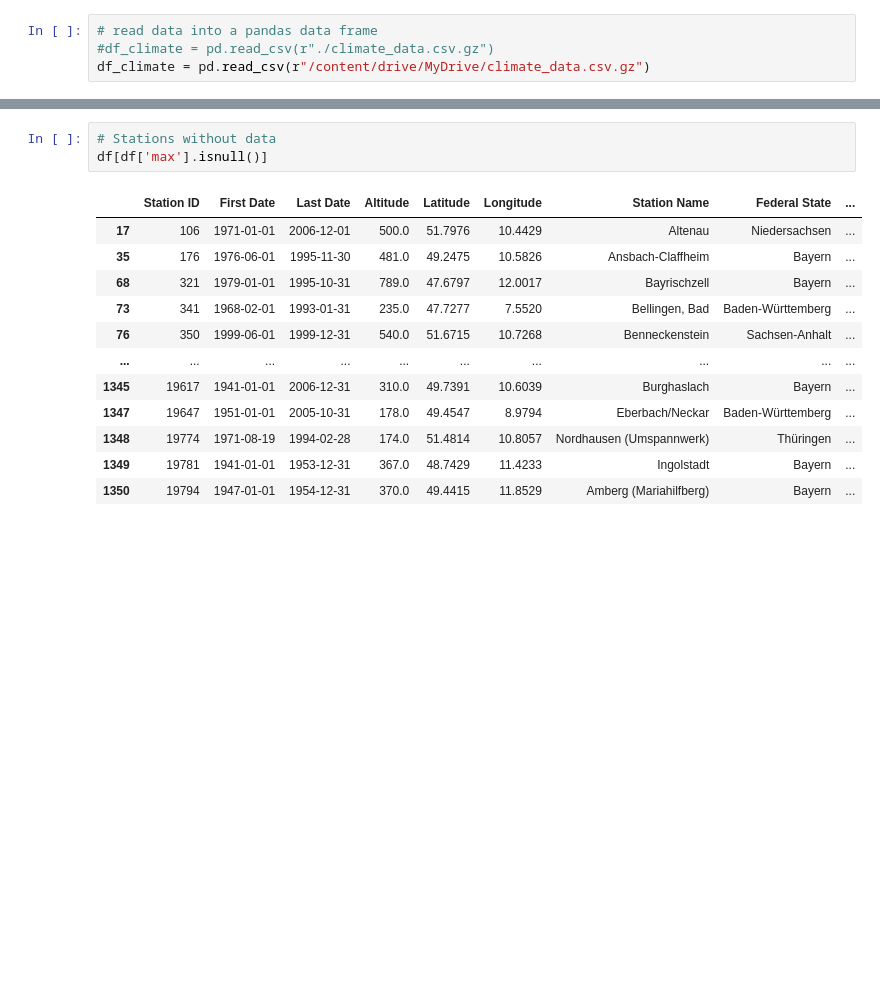
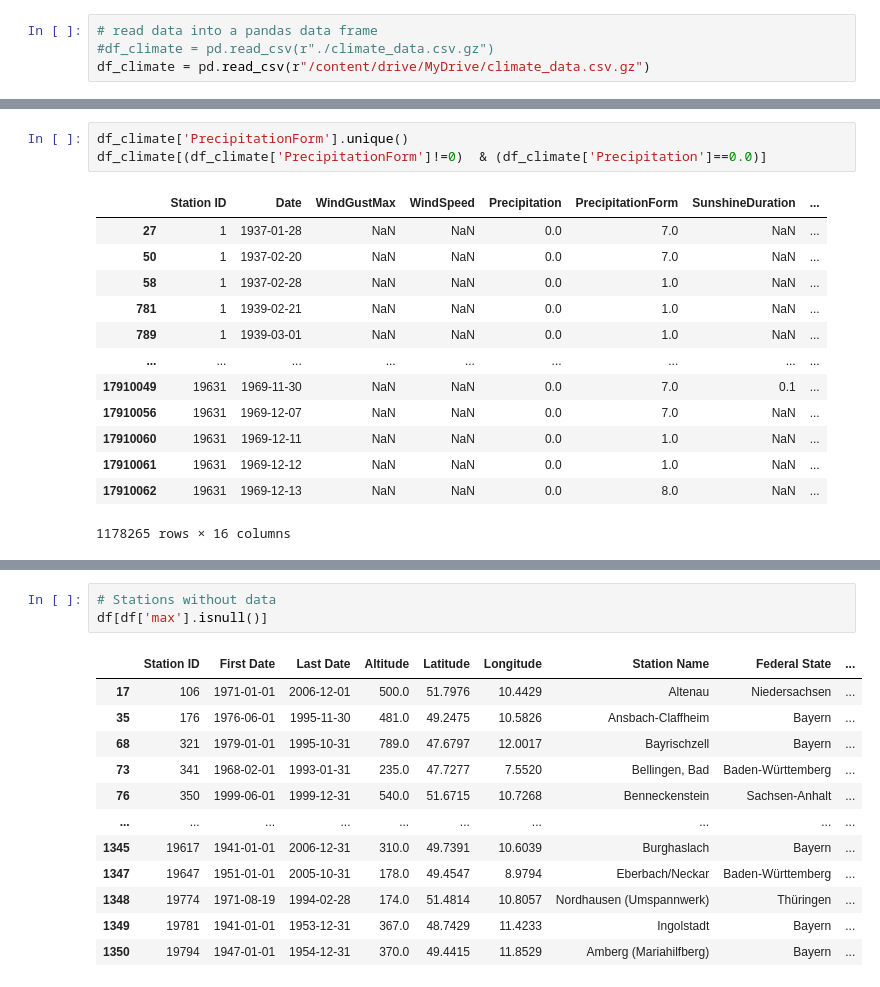
Before and after one commit to hkoenicke/UCDPA_HeikeKoenicke, a Jupyter notebook: WeatherData.ipynb, the cells around one changed output, grey strips where cells are left out. Cells and saved outputs as stored; diff of their text form; blank space fills up the shorter version.

```diff
--- a/WeatherData.ipynb
+++ b/WeatherData.ipynb
@@ -265,0 +243,17 @@ memory usage: 2.1 GB
+# %%
+df_climate['PrecipitationForm'].unique()
+df_climate[(df_climate['PrecipitationForm']!=0)  & (df_climate['Precipitation']==0.0)]
+# %% [output]
+|  | Station ID | Date | WindGustMax | WindSpeed | Precipitation | PrecipitationForm | SunshineDuration | ... |
+| 27 | 1 | 1937-01-28 | NaN | NaN | 0.0 | 7.0 | NaN | ... |
+| 50 | 1 | 1937-02-20 | NaN | NaN | 0.0 | 7.0 | NaN | ... |
+| 58 | 1 | 1937-02-28 | NaN | NaN | 0.0 | 1.0 | NaN | ... |
+| 781 | 1 | 1939-02-21 | NaN | NaN | 0.0 | 1.0 | NaN | ... |
+| 789 | 1 | 1939-03-01 | NaN | NaN | 0.0 | 1.0 | NaN | ... |
+| ... | ... | ... | ... | ... | ... | ... | ... | ... |
+| 17910049 | 19631 | 1969-11-30 | NaN | NaN | 0.0 | 7.0 | 0.1 | ... |
+| 17910056 | 19631 | 1969-12-07 | NaN | NaN | 0.0 | 7.0 | NaN | ... |
+| 17910060 | 19631 | 1969-12-11 | NaN | NaN | 0.0 | 1.0 | NaN | ... |
+| 17910061 | 19631 | 1969-12-12 | NaN | NaN | 0.0 | 1.0 | NaN | ... |
+| 17910062 | 19631 | 1969-12-13 | NaN | NaN | 0.0 | 8.0 | NaN | ... |
+1178265 rows × 16 columns
```
Also changed, not shown: parts of 29 cells of this notebook.
